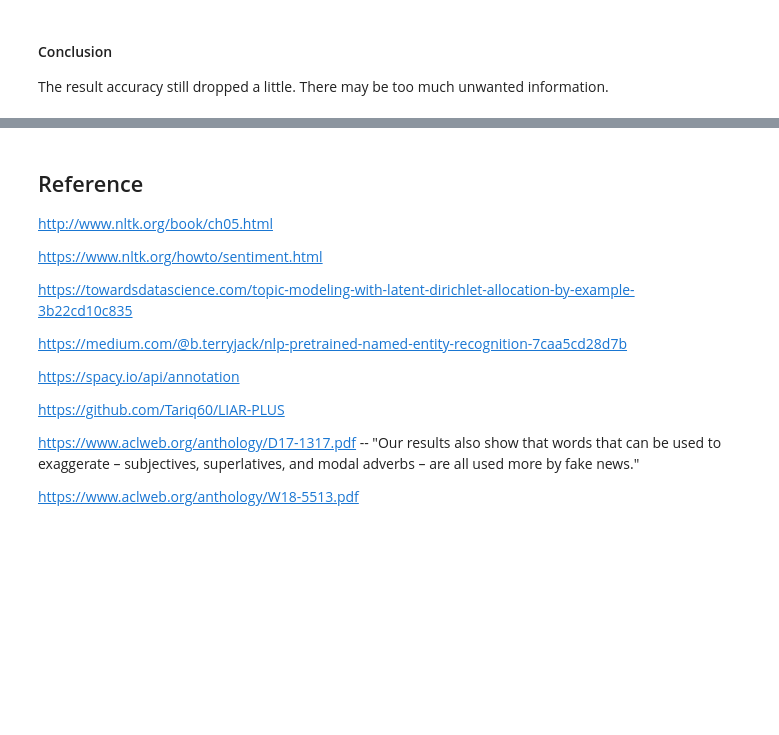
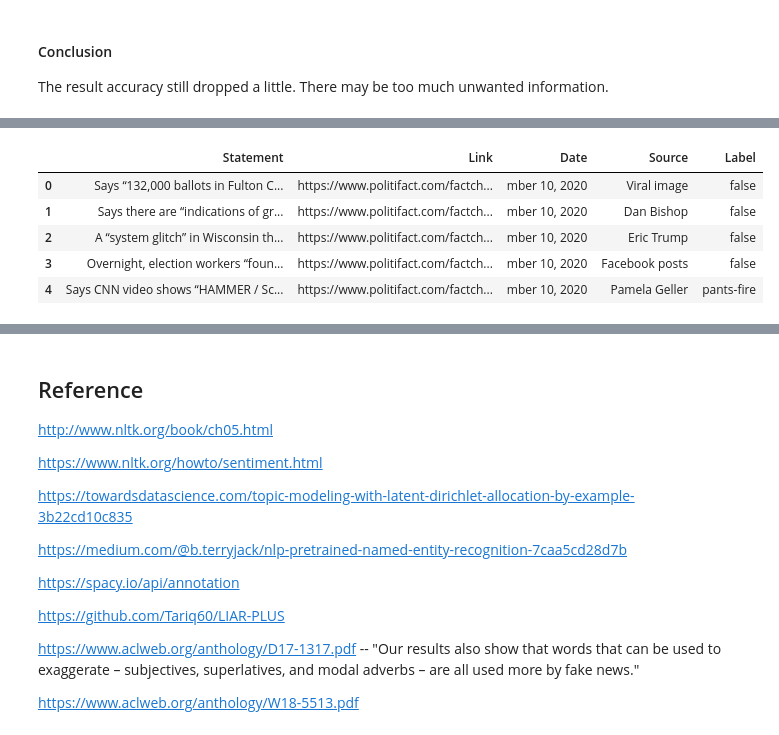
Before and after one commit to Wayne122/CMPE257, a Jupyter notebook: Alternus_Vera.ipynb, the cells around one changed output, grey strips where cells are left out. Cells and saved outputs as stored; diff of their text form; code cells hidden in the pictures; blank space fills up the shorter version.

```diff
--- a/Alternus_Vera.ipynb
+++ b/Alternus_Vera.ipynb
@@ -4898,0 +4928,9 @@ The result accuracy still dropped a little. There may be too much unwanted infor
+# %%
+news_df.head()
+# %% [output]
+|  | Statement | Link | Date | Source | Label |
+| 0 | Says “132,000 ballots in Fulton C... | https://www.politifact.com/factch... | mber 10, 2020 | Viral image | false |
+| 1 | Says there are “indications of gr... | https://www.politifact.com/factch... | mber 10, 2020 | Dan Bishop | false |
+| 2 | A “system glitch” in Wisconsin th... | https://www.politifact.com/factch... | mber 10, 2020 | Eric Trump | false |
+| 3 | Overnight, election workers “foun... | https://www.politifact.com/factch... | mber 10, 2020 | Facebook posts | false |
+| 4 | Says CNN video shows “HAMMER / Sc... | https://www.politifact.com/factch... | mber 10, 2020 | Pamela Geller | pants-fire |
```
Also changed, not shown: parts of 31 cells of this notebook.
